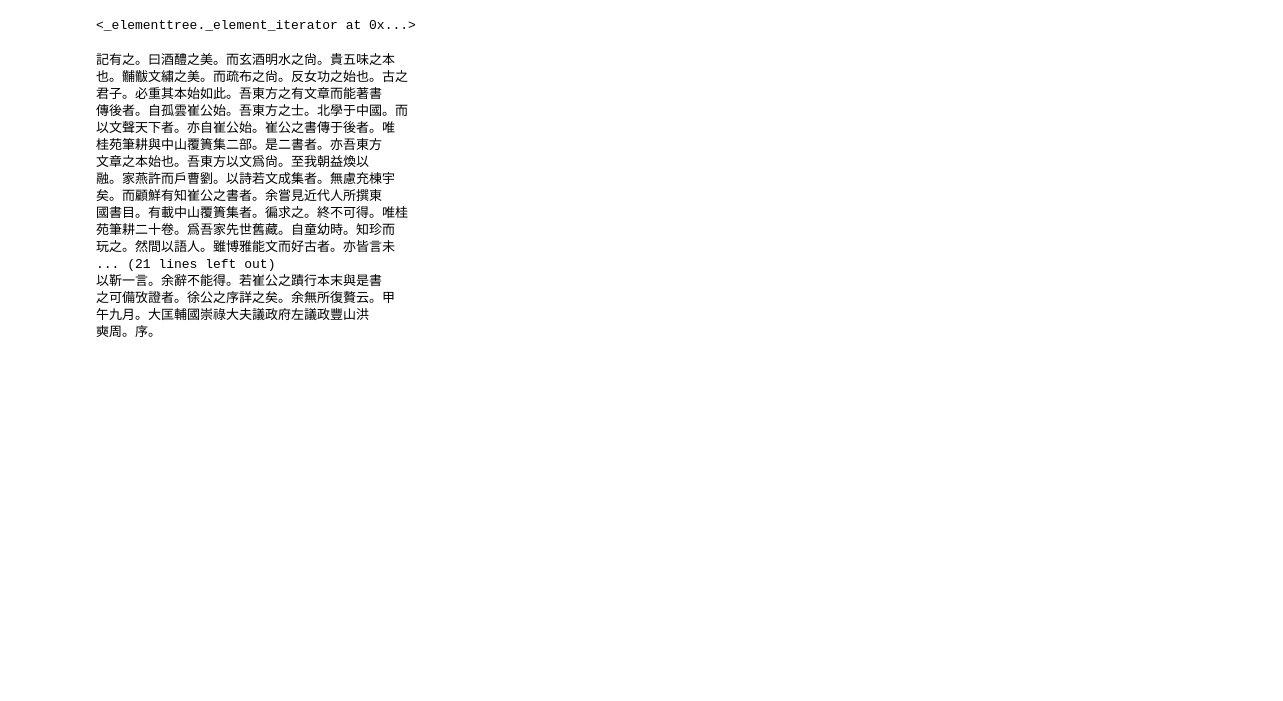
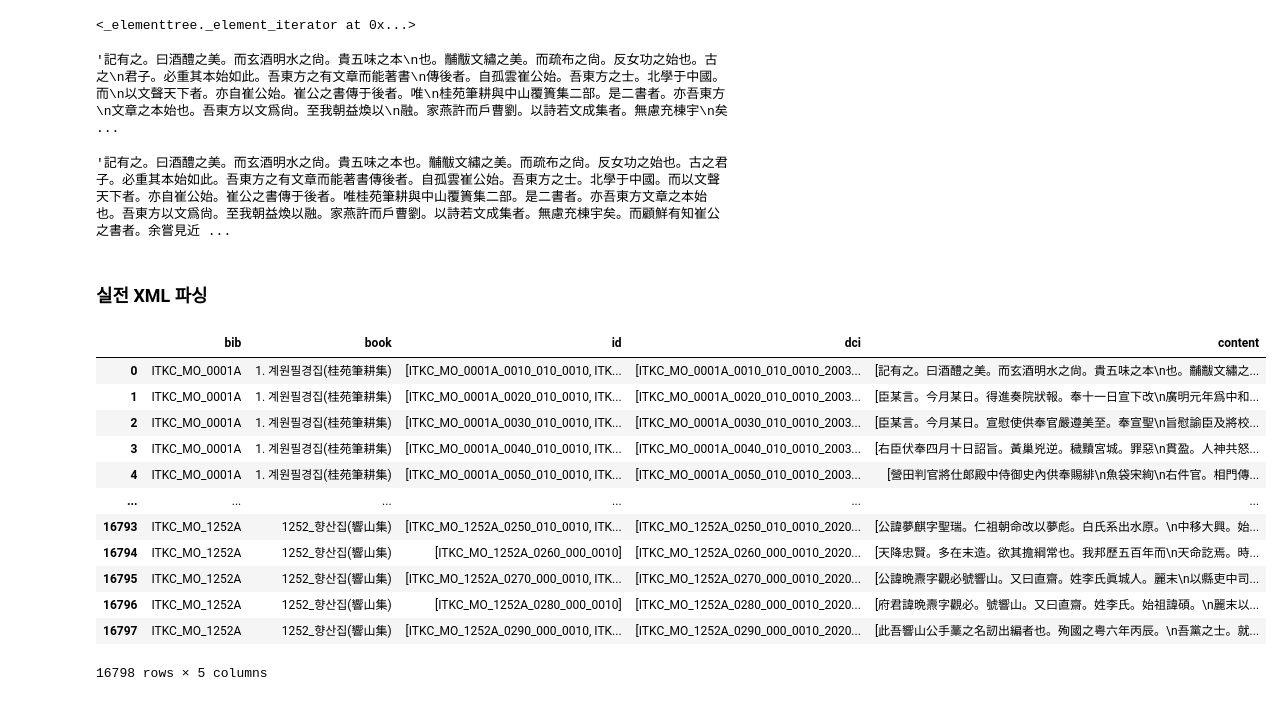
Before and after one commit to ByungjunKim/DigitalKoreanStudies, a Jupyter notebook: 05한국고전종합DB_XML.ipynb, the cells around one changed output. Drawn from its saved outputs; the diff is of its cells as text; code cells hidden in the pictures; blank space fills up the shorter version.

```diff
--- a/05한국고전종합DB_XML.ipynb
+++ b/05한국고전종합DB_XML.ipynb
@@ -23,0 +19,2 @@ import re
+# %%
+file_list = natsorted(glob.glob('./한국문집총간/원문/xml/*/*.xml'))
@@ -23,0 +27,4 @@ import re
+# %%
+# 텍스트 있는 xml 파일만 추출
+file_list_text = [f for f in file_list if re.match('ITKC\_MO\_.+\_\d+\.xml',f.split('/')[-1])]
+len(file_list_text)
@@ -24,2 +43,2 @@ import re
 # %%
-tree = ET.parse('ITKC_MO_0001A_0010.xml')
+tree = ET.parse(file_list_text[0])
@@ -85,22 +120,12 @@ tree.findall('.//레벨4//내용')[0].find('단락').itertext()
 # %% [output]
 <_elementtree._element_iterator at 0x...>
 # %%
-print(''.join(tree.findall('.//레벨4//내용')[0].find('단락').itertext()))
+''.join(tree.findall('.//레벨4//내용')[0].find('단락').itertext())
 # %% [output]
-記有之。曰酒醴之美。而玄酒明水之尙。貴五味之本
-也。黼黻文繡之美。而疏布之尙。反女功之始也。古之
-君子。必重其本始如此。吾東方之有文章而能著書
-傳後者。自孤雲崔公始。吾東方之士。北學于中國。而
-以文聲天下者。亦自崔公始。崔公之書傳于後者。唯
-桂苑筆耕與中山覆簣集二部。是二書者。亦吾東方
-文章之本始也。吾東方以文爲尙。至我朝益煥以
-融。家燕許而戶曹劉。以詩若文成集者。無慮充棟宇
-矣。而顧鮮有知崔公之書者。余嘗見近代人所撰東
-國書目。有載中山覆簣集者。徧求之。終不可得。唯桂
-苑筆耕二十卷。爲吾家先世舊藏。自童幼時。知珍而
-玩之。然間以語人。雖博雅能文而好古者。亦皆言未
-... (21 lines left out)
-以靳一言。余辭不能得。若崔公之蹟行本末與是書
-之可備攷證者。徐公之序詳之矣。余無所復贅云。甲
-午九月。大匡輔國崇祿大夫議政府左議政豐山洪
-奭周。序。
+'記有之。曰酒醴之美。而玄酒明水之尙。貴五味之本\n也。黼黻文繡之美。而疏布之尙。反女功之始也。古之\n君子。必重其本始如此。吾東方之有文章而能著書\n傳後者。自孤雲崔公始。吾東方之士。北學于中國。而\n以文聲天下者。亦自崔公始。崔公之書傳于後者。唯\n桂苑筆耕與中山覆簣集二部。是二書者。亦吾東方\n文章之本始也。吾東方以文爲尙。至我朝益煥以\n融。家燕許而戶曹劉。以詩若文成集者。無慮充棟宇\n矣 ...
+# %%
+re.sub('\n','',''.join(tree.findall('.//레벨4//내용')[0].find('단락').itertext()))
+# %% [output]
+'記有之。曰酒醴之美。而玄酒明水之尙。貴五味之本也。黼黻文繡之美。而疏布之尙。反女功之始也。古之君子。必重其本始如此。吾東方之有文章而能著書傳後者。自孤雲崔公始。吾東方之士。北學于中國。而以文聲天下者。亦自崔公始。崔公之書傳于後者。唯桂苑筆耕與中山覆簣集二部。是二書者。亦吾東方文章之本始也。吾東方以文爲尙。至我朝益煥以融。家燕許而戶曹劉。以詩若文成集者。無慮充棟宇矣。而顧鮮有知崔公之書者。余嘗見近 ...
+# %% [markdown]
+### 실전 XML 파싱
@@ -106,0 +192,17 @@ print(''.join(tree.findall('.//레벨4//내용')[0].find('단락').itertext()))
+# %%
+df = pd.DataFrame(row_base_list)
+df
+# %% [output]
+|  | bib | book | id | dci | content |
+| 0 | ITKC_MO_0001A | 1. 계원필경집(桂苑筆耕集) | [ITKC_MO_0001A_0010_010_0010, ITK... | [ITKC_MO_0001A_0010_010_0010_2003... | [記有之。曰酒醴之美。而玄酒明水之尙。貴五味之本\n也。黼黻文繡之... |
+| 1 | ITKC_MO_0001A | 1. 계원필경집(桂苑筆耕集) | [ITKC_MO_0001A_0020_010_0010, ITK... | [ITKC_MO_0001A_0020_010_0010_2003... | [臣某言。今月某日。得進奏院狀報。奉十一日宣下改\n廣明元年爲中和... |
+| 2 | ITKC_MO_0001A | 1. 계원필경집(桂苑筆耕集) | [ITKC_MO_0001A_0030_010_0010, ITK... | [ITKC_MO_0001A_0030_010_0010_2003... | [臣某言。今月某日。宣慰使供奉官嚴遵美至。奉宣聖\n旨慰諭臣及將校... |
+| 3 | ITKC_MO_0001A | 1. 계원필경집(桂苑筆耕集) | [ITKC_MO_0001A_0040_010_0010, ITK... | [ITKC_MO_0001A_0040_010_0010_2003... | [右臣伏奉四月十日詔旨。黃巢兇逆。穢黷宮城。罪惡\n貫盈。人神共怒... |
+| 4 | ITKC_MO_0001A | 1. 계원필경집(桂苑筆耕集) | [ITKC_MO_0001A_0050_010_0010, ITK... | [ITKC_MO_0001A_0050_010_0010_2003... | [營田判官將仕郞殿中侍御史內供奉賜緋\n魚袋宋絢\n右件官。相門傳... |
+| ... | ... | ... | ... | ... | ... |
+| 16793 | ITKC_MO_1252A | 1252_향산집(響山集) | [ITKC_MO_1252A_0250_010_0010, ITK... | [ITKC_MO_1252A_0250_010_0010_2020... | [公諱夢麒字聖瑞。仁祖朝命改以夢彪。白氏系出水原。\n中移大興。始... |
+| 16794 | ITKC_MO_1252A | 1252_향산집(響山集) | [ITKC_MO_1252A_0260_000_0010] | [ITKC_MO_1252A_0260_000_0010_2020... | [天降忠賢。多在末造。欲其擔綱常也。我邦歷五百年而\n天命訖焉。時... |
+| 16795 | ITKC_MO_1252A | 1252_향산집(響山集) | [ITKC_MO_1252A_0270_000_0010, ITK... | [ITKC_MO_1252A_0270_000_0010_2020... | [公諱晩燾字觀必號響山。又曰直齋。姓李氏眞城人。麗末\n以縣吏中司... |
+| 16796 | ITKC_MO_1252A | 1252_향산집(響山集) | [ITKC_MO_1252A_0280_000_0010] | [ITKC_MO_1252A_0280_000_0010_2020... | [府君諱晩燾字觀必。號響山。又曰直齋。姓李氏。始祖諱碩。\n麗末以... |
+| 16797 | ITKC_MO_1252A | 1252_향산집(響山集) | [ITKC_MO_1252A_0290_000_0010, ITK... | [ITKC_MO_1252A_0290_000_0010_2020... | [此吾響山公手藳之名訒出編者也。殉國之粤六年丙辰。\n吾黨之士。就... |
+16798 rows × 5 columns
```
Also changed, not shown: parts of 29 cells of this notebook, 1 other file.
